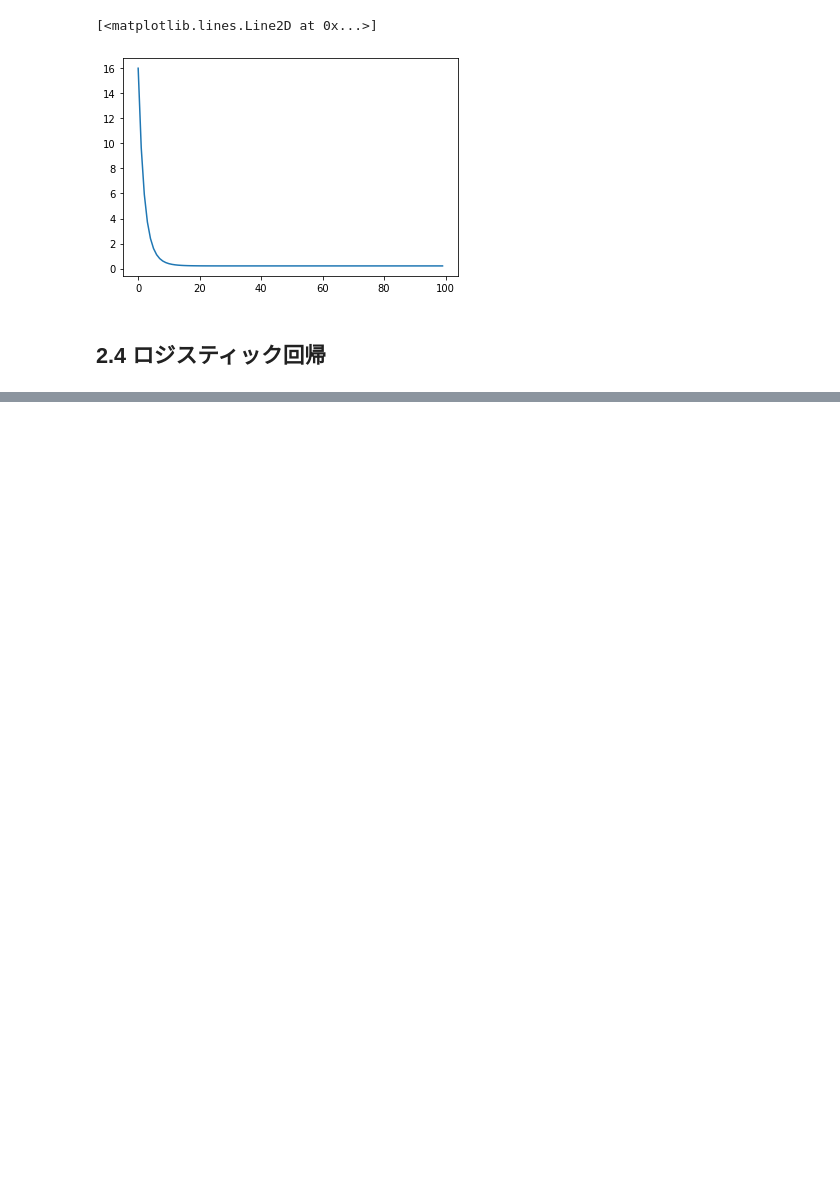
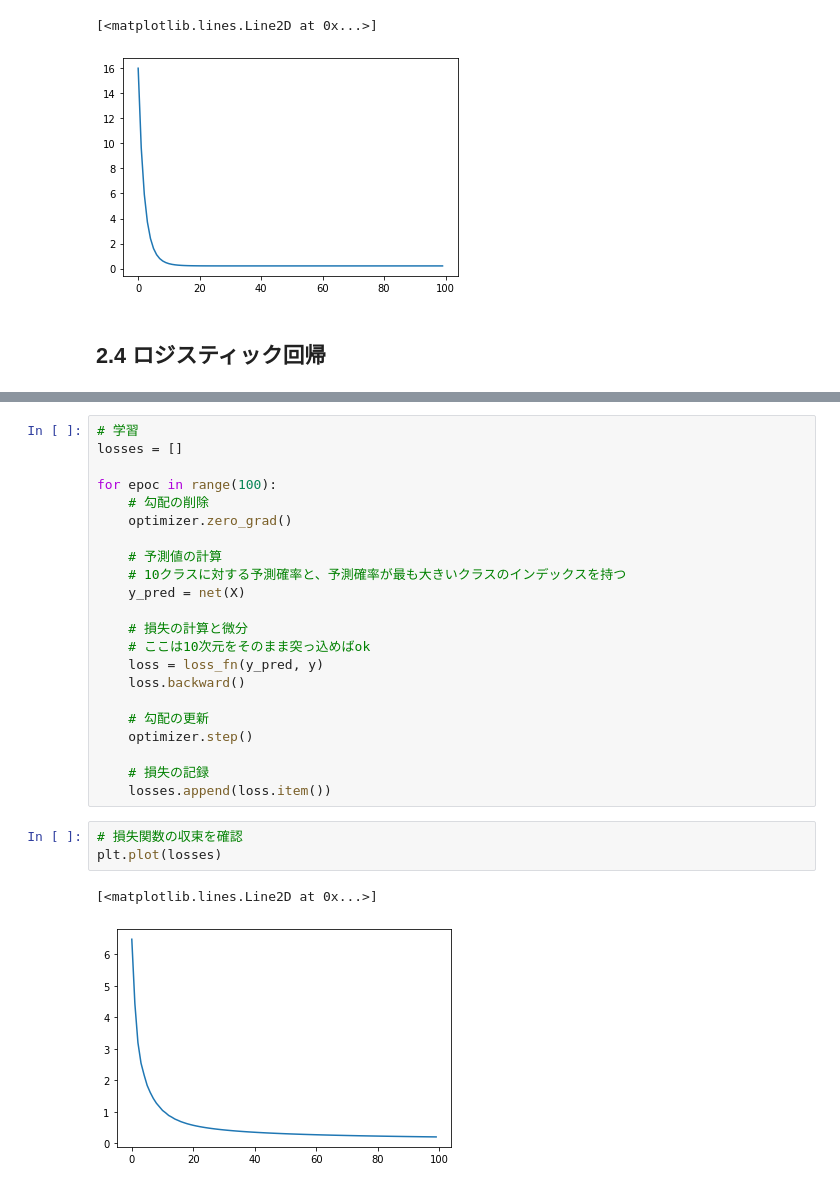
Before and after one commit to y0shid0n/pytorch_tutorial, a Jupyter notebook: pytorch_tutorial_2.ipynb, the cells around one changed output, grey strips where cells are left out. Cells and saved outputs as stored; diff of their text form; blank space fills up the shorter version.

```diff
--- a/pytorch_tutorial_2.ipynb
+++ b/pytorch_tutorial_2.ipynb
@@ -148,0 +264,28 @@ plt.plot(losses)
+# %%
+# 学習
+losses = []
+
+for epoc in range(100):
+    # 勾配の削除
+    optimizer.zero_grad()
+
+    # 予測値の計算
+    # 10クラスに対する予測確率と、予測確率が最も大きいクラスのインデックスを持つ
+    y_pred = net(X)
+
+    # 損失の計算と微分
+    # ここは10次元をそのまま突っ込めばok
+    loss = loss_fn(y_pred, y)
+    loss.backward()
+
+    # 勾配の更新
+    optimizer.step()
+
+    # 損失の記録
+    losses.append(loss.item())
+# %%
+# 損失関数の収束を確認
+plt.plot(losses)
+# %% [output]
+[<matplotlib.lines.Line2D at 0x...>]
+[figure, added]
```
Also changed, not shown: parts of 13 cells of this notebook.
